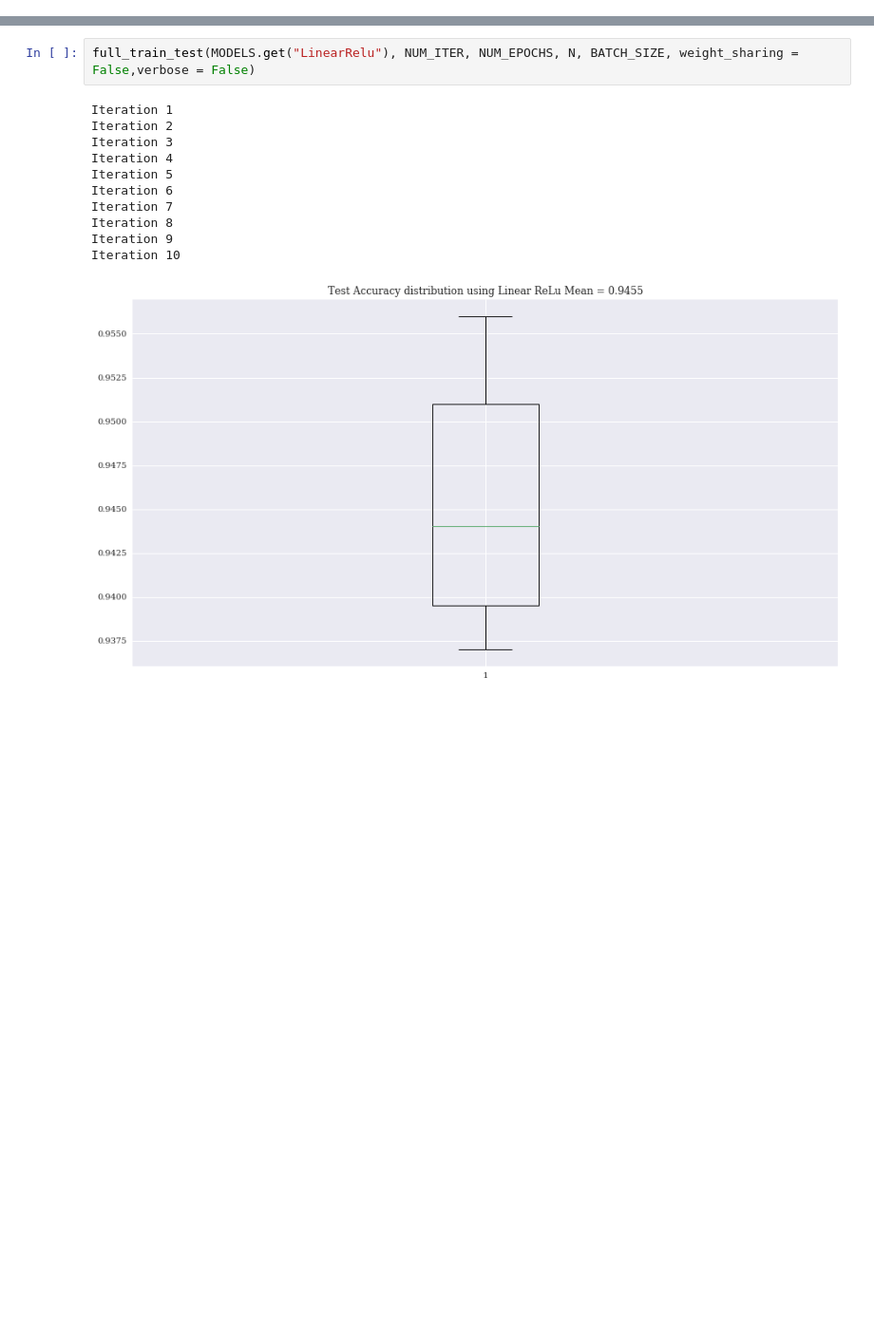
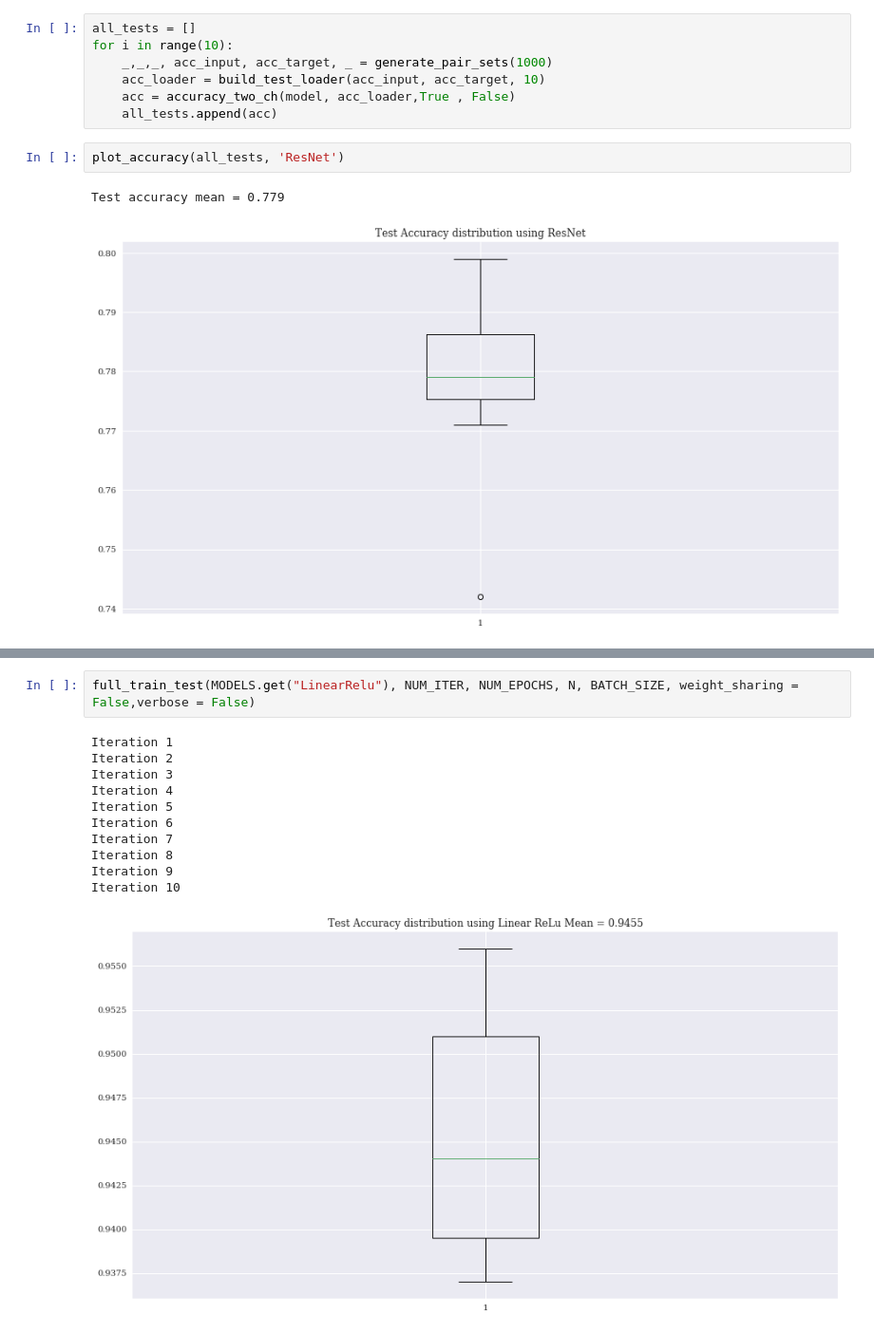
Before and after one commit to rlaraki/Digit_Comparison_MNIST, a Jupyter notebook: mini_project_1/src/test.ipynb, the cells around one changed output, grey strips where cells are left out. Shown at 95% size. Saved outputs shown, nothing was run; the diff lists cells and outputs as text; blank space fills up the shorter version.

```diff
--- a/mini_project_1/src/test.ipynb
+++ b/mini_project_1/src/test.ipynb
@@ -146 +142,13 @@ def full_train_test(model_info, num_iter, num_epochs, data_size, batch_size,nb_c
+# %%
+all_tests = []
+for i in range(10):
+    _,_,_, acc_input, acc_target, _ = generate_pair_sets(1000)
+    acc_loader = build_test_loader(acc_input, acc_target, 10)
+    acc = accuracy_two_ch(model, acc_loader,True , False)
+    all_tests.append(acc)
+# %%
+plot_accuracy(all_tests, 'ResNet')
+# %% [output]
+Test accuracy mean = 0.779
+[figure, added]
 # %%
```
Also changed, not shown: parts of 6 cells of this notebook, 7 other files.
